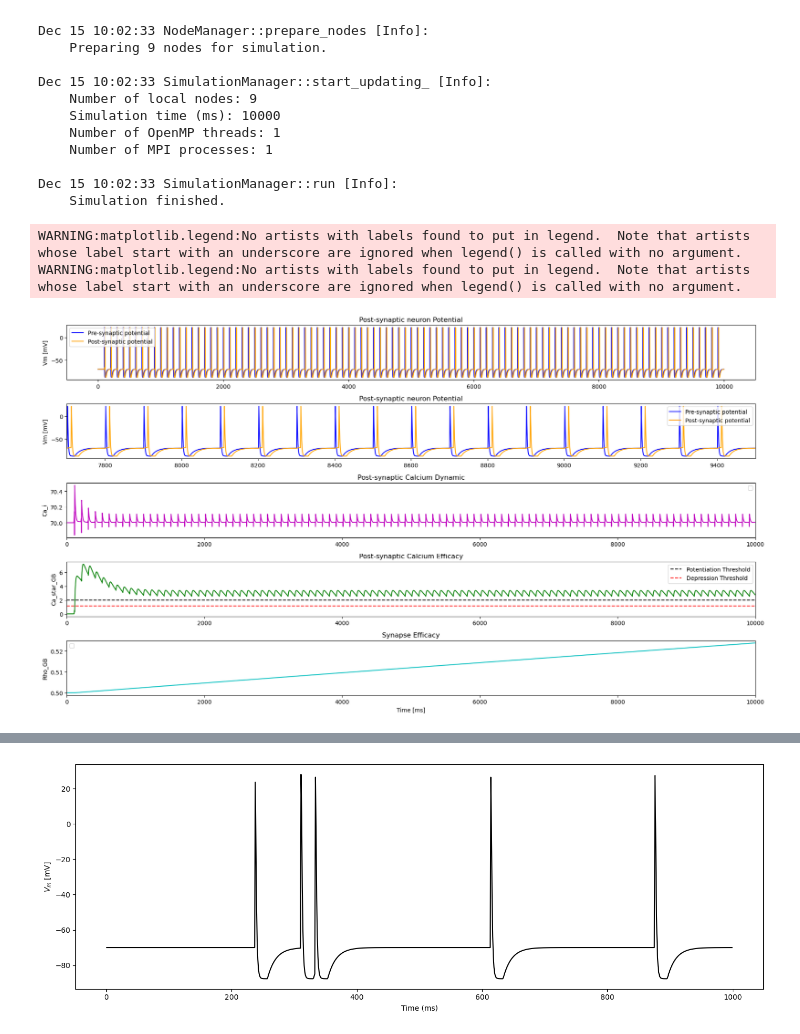
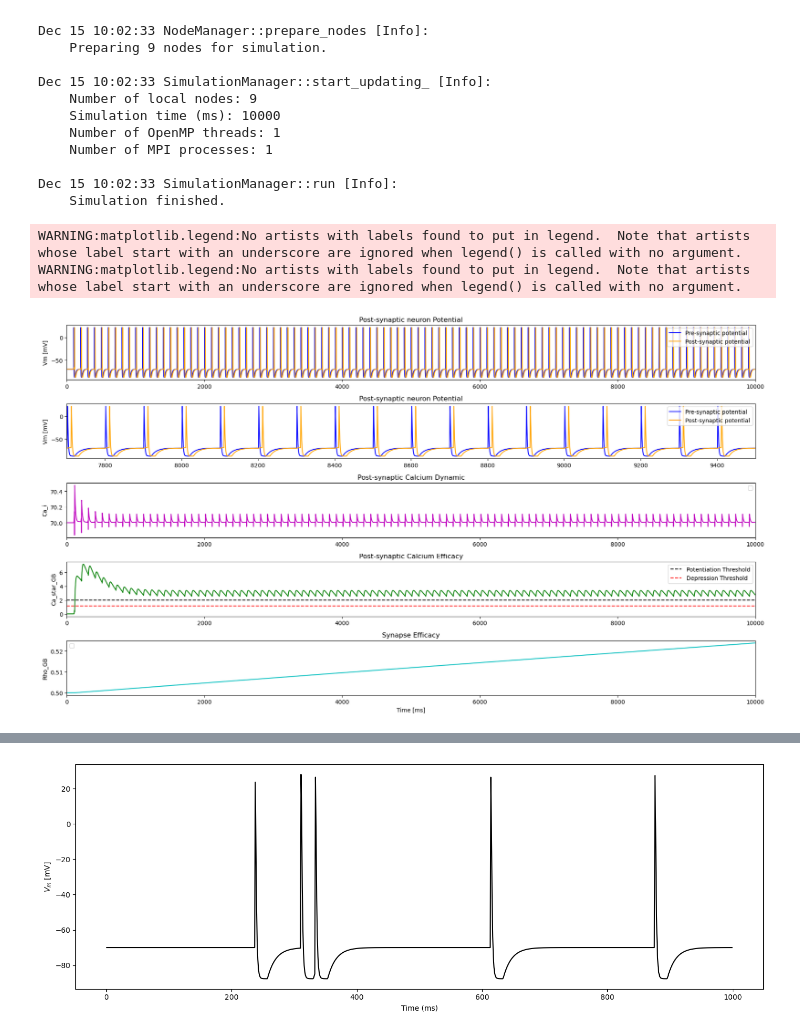
Before and after one commit to cristinalakasz/Calcium-Plasticity, a Jupyter notebook: Test_NESTML_giusto.ipynb, the cells around one changed output, grey strips where cells are left out. Saved outputs shown, nothing was run; the diff lists cells and outputs as text; code cells hidden in the pictures.

```diff
--- a/Test_NESTML_giusto.ipynb
+++ b/Test_NESTML_giusto.ipynb
@@ -254,7 +254,7 @@ ax[0].plot(vm_pre.events["times"], vm_pre.events["V_m"], color = "b", label = "P
 ax[0].plot(vm_post.events["times"], vm_post.events["V_m"], color = "orange",  label = "Post-synaptic potential")
 ax[0].set_title("Post-synaptic neuron Potential")
 ax[0].set_ylabel("Vm [mV]")
-#ax[0].set_xlim([500,2500])
+ax[0].set_xlim([0,10000])
 ax[0].legend()
 
 ax[1].plot(vm_pre.events["times"], vm_pre.events["V_m"], color = "b", label = "Pre-synaptic potential")
@@ -265,34 +265,34 @@ ax[1].set_xlim([7700,9500])
 ax[1].legend()
 
 ax[2].plot(vm_post.events["times"], mm_post.events["Ca_i"], color='m')
 ax[2].set_title("Post-synaptic Calcium Dynamic")
 ax[2].set_ylabel("Ca_i")
 ax[2].set_xlim([0,10000])
 ax[2].legend()
 
 theta_d=1.15
 theta_p=2.00
 ax[3].plot(vm_post.events["times"], mm_post.events["Ca_star_GB"], color='green')
 ax[3].set_ylabel("Ca_star_GB")
 ax[3].set_title("Post-synaptic Calcium Efficacy")
 ax[3].axhline(theta_p, color='black', linestyle='--', label="Potentiation Threshold")
 ax[3].axhline(theta_d, color='red', linestyle='--', label="Depression Threshold")
 ax[3].set_xlim([0,10000])
 ax[3].legend()
 
 ax[4].plot(vm_post.events["times"], mm_post.events["rho_GB"], color='c')
 ax[4].set_title("Synapse Efficacy")
 ax[4].set_ylabel("Rho_GB")
 ax[4].set_xlabel("Time [ms]")
 ax[4].set_xlim([0,10000])
 ax[4].legend()
 
 
 fig.tight_layout()
 # %% [output]
 WARNING:matplotlib.legend:No artists with labels found to put in legend.  Note that artists whose label start with an underscore are ignored when legend() is called with no argument.
 WARNING:matplotlib.legend:No artists with labels found to put in legend.  Note that artists whose label start with an underscore are ignored when legend() is called with no argument.
-[figure, old version]
+[figure, new version]
 # %%
 plt.figure()
 plt.plot(vm_post.events["times"], vm_post.events["V_m"])
```
Also changed, not shown: parts of 3 cells of this notebook.
